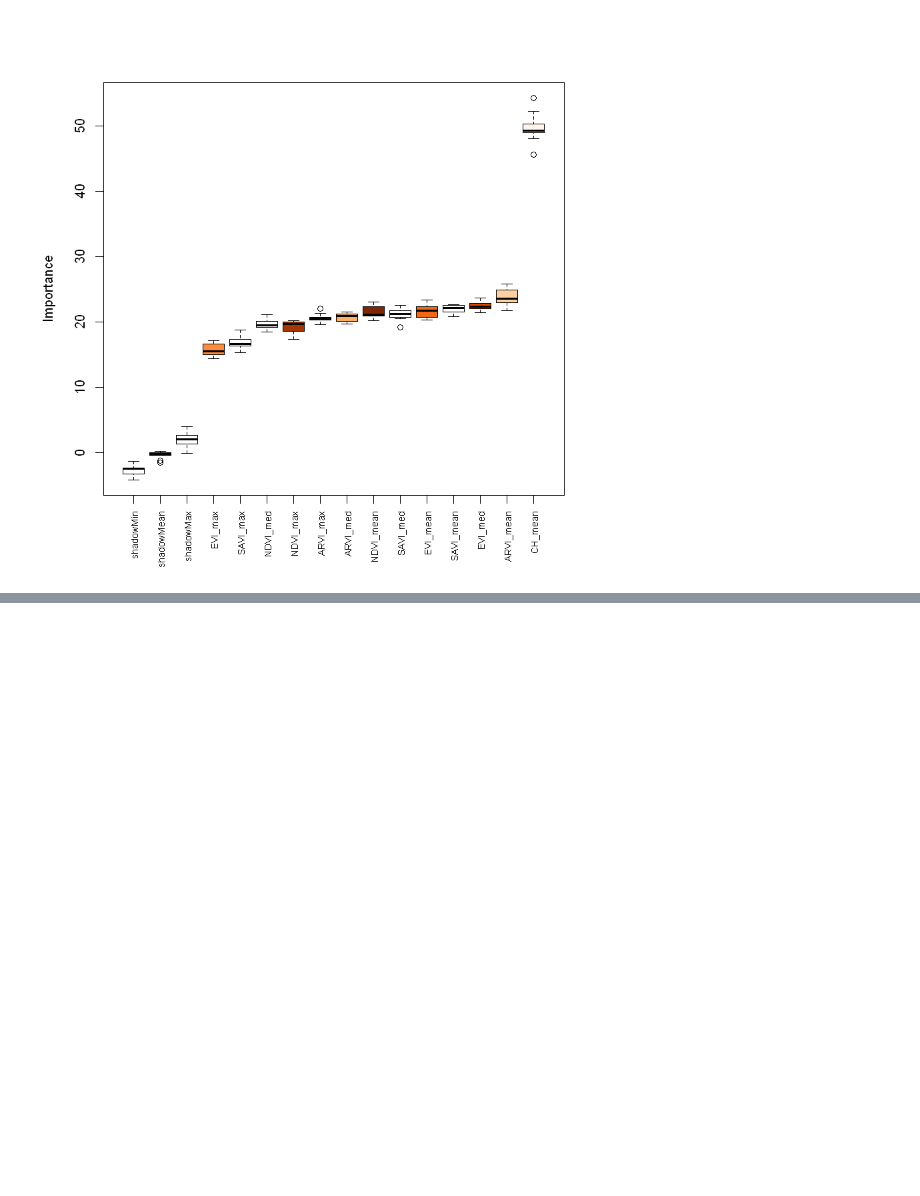
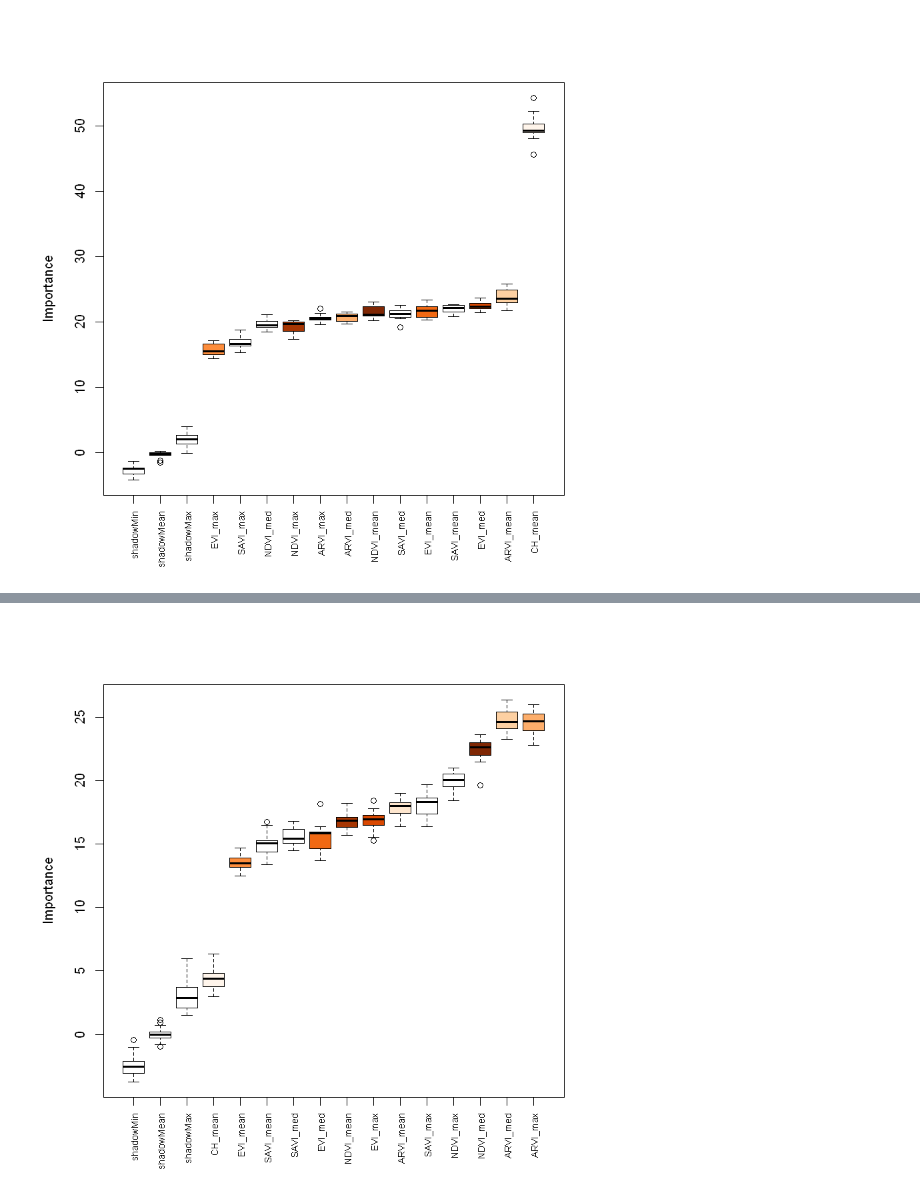
Before and after one commit to kh-bh/EarthScienceSVSM, a Jupyter notebook: EDA Analysis Folder/Important Variables (R).ipynb, the cells around one changed output, grey strips where cells are left out. Saved outputs shown, nothing was run; the diff lists cells and outputs as text; code cells hidden in the pictures; blank space fills up the shorter version.

```diff
--- a/EDA Analysis Folder/Important Variables (R).ipynb
+++ b/EDA Analysis Folder/Important Variables (R).ipynb
@@ -275,0 +274,10 @@ at = 1:ncol(boruta2$ImpHistory), cex.axis = 0.7)
+# %%
+plot(boruta3, xlab = "", xaxt = "n", col = brewer.pal(9, "Oranges"))
+lz<-lapply(1:ncol(boruta3$ImpHistory),function(i)
+boruta3$ImpHistory[is.finite(boruta3$ImpHistory[,i]),i])
+names(lz) <- colnames(boruta3$ImpHistory)
+Labels <- sort(sapply(lz,median))
+axis(side = 1,las=2,labels = names(Labels),
+at = 1:ncol(boruta3$ImpHistory), cex.axis = 0.7)
+# %% [output]
+[figure, added]
```
Also changed, not shown: parts of 22 cells of this notebook, 1 other file.
